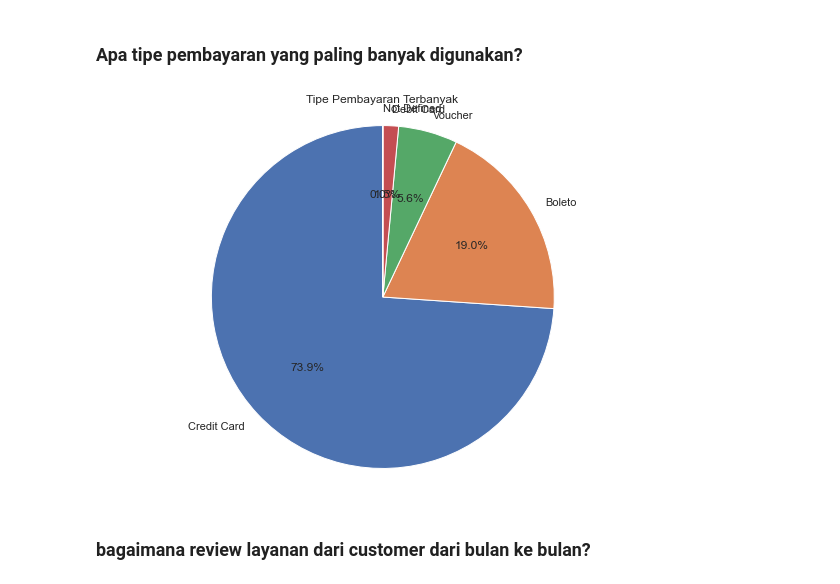
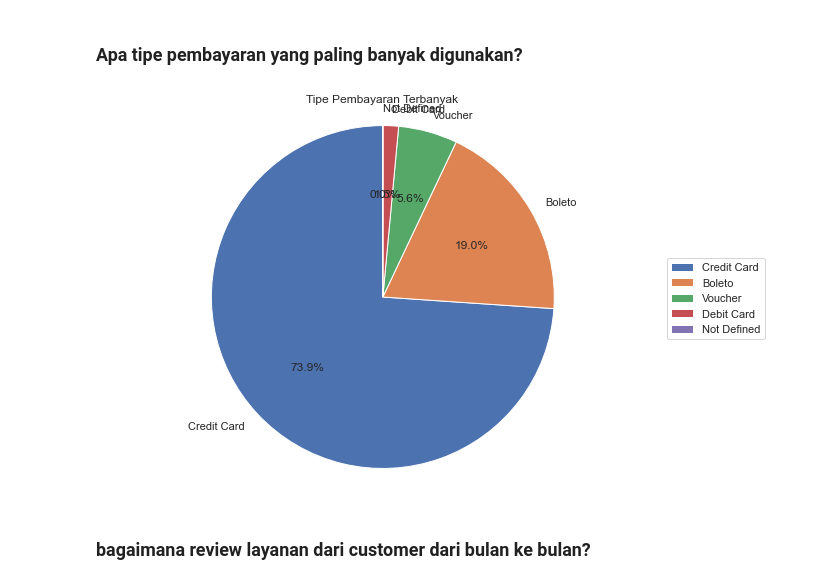
Before and after one commit to ptrnd/brazilian_ecommerce_analysis, a Jupyter notebook: ecommerce_analysis.ipynb, the cells around one changed output. Saved outputs shown, nothing was run; the diff lists cells and outputs as text; code cells hidden in the pictures.

```diff
--- a/ecommerce_analysis.ipynb
+++ b/ecommerce_analysis.ipynb
@@ -615,17 +617,21 @@ Name: review_score, dtype: float64
 # %% [markdown]
 ### Apa tipe pembayaran yang paling banyak digunakan?
 # %%
-# menghitung tipe pembayaran terbanyak
-order_payments_data['payment_type'].value_counts().plot.pie(autopct='%1.1f%%', startangle=90, figsize=(10, 5))
+counts = order_payments_data['payment_type'].value_counts()
+ax = counts.plot.pie(autopct='%1.1f%%', startangle=90, figsize=(10, 5))
 
 plt.ylabel('')
-plt.axis('equal')  # Untuk memastikan lingkaran terlihat bulat
+plt.axis('equal')
 plt.title('Tipe Pembayaran Terbanyak')
 plt.gcf().set_facecolor('white')
 plt.gcf().set_size_inches(10, 7)
+
+# Menambahkan legend terpisah
+plt.legend(counts.index, loc='center left', bbox_to_anchor=(1, 0.5))
+
 plt.show()
 # %% [output]
-[figure, old version]
+[figure, new version]
 # %% [markdown]
 ### bagaimana review layanan dari customer dari bulan ke bulan?
 # %%
```
Also changed, not shown: parts of 6 cells of this notebook, 2 other files.
